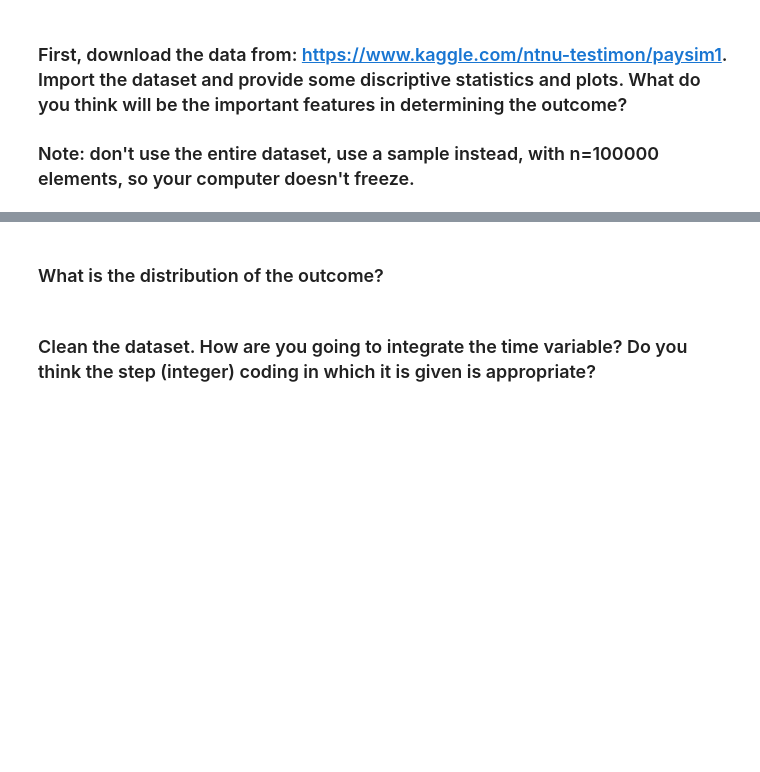
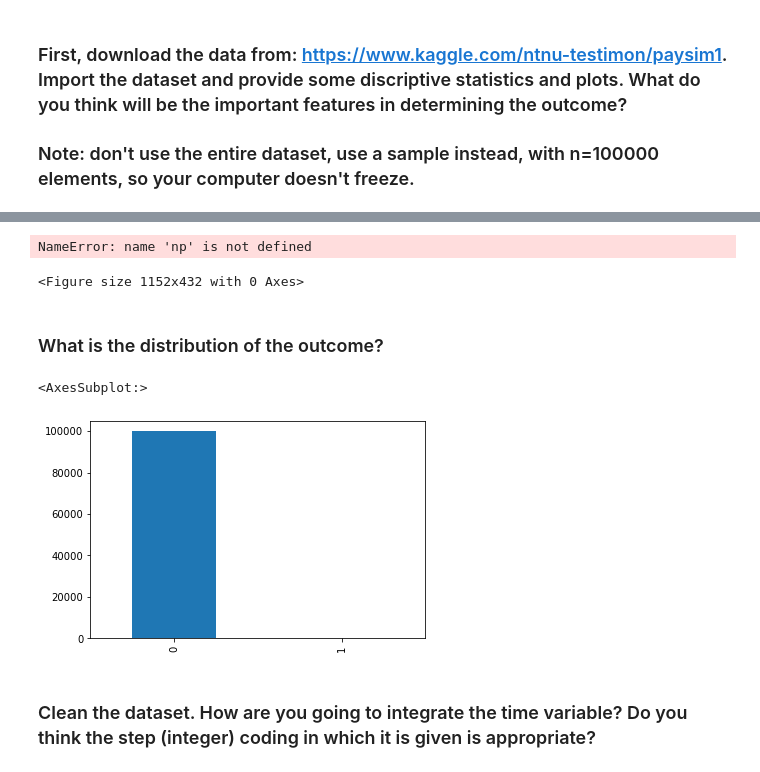
Before and after one commit to ta-data-lis/lab-imbalance, a Jupyter notebook: your-code/lab_imbalance.ipynb, the cells around one changed output, grey strips where cells are left out. Drawn from its saved outputs; the diff is of its cells as text; code cells hidden in the pictures; blank space fills up the shorter version.

```diff
--- a/your-code/lab_imbalance.ipynb
+++ b/your-code/lab_imbalance.ipynb
@@ -13,0 +12,9 @@ Like we disussed in class, when we have noisy data, if we are not careful, we ca
+# %%
+# Your code here
+import pandas as pd
+import zipfile
+
+zf = zipfile.ZipFile('archive.zip')
+
+fraud_detection = pd.read_csv(zf.open('PS_20174392719_1491204439457_log.csv'), header=0, encoding='ISO-8859-1')
+fraud_detection.head()
@@ -13,0 +28,3 @@ Like we disussed in class, when we have noisy data, if we are not careful, we ca
+# %%
+sample_df = fraud_detection.sample(100000)
+sample_df.describe()
@@ -14,2 +62,14 @@ Like we disussed in class, when we have noisy data, if we are not careful, we ca
+# %%
+%matplotlib inline
+import matplotlib.pyplot as plt
+import seaborn as sns
+
+plt.figure(figsize=(16, 6))
+mask = np.triu(np.ones_like(sample_df.corr(), dtype=np.bool))
+heatmap = sns.heatmap(sample_df.corr(), mask=mask, vmin=-1, vmax=1, annot=True, cmap='BrBG')
+heatmap.set_title('Triangle Correlation Heatmap', fontdict={'fontsize':18}, pad=16)
+# %% [output]
+NameError: name 'np' is not defined
+<Figure size 1152x432 with 0 Axes>
 # %% [markdown]
 ### What is the distribution of the outcome?
@@ -18,3 +76,12 @@ Like we disussed in class, when we have noisy data, if we are not careful, we ca
+# %%
+# Your response here
+import numpy as np
+import matplotlib.pyplot as plt
+
+pd.value_counts(sample_df['isFraud']).plot(kind = 'bar')
+# %% [output]
+<AxesSubplot:>
+[figure, added]
 # %% [markdown]
 ### Clean the dataset. How are you going to integrate the time variable? Do you think the step (integer) coding in which it is given is appropriate?
 # %%
```
Also changed, not shown: parts of 15 cells of this notebook, 1 other file.
